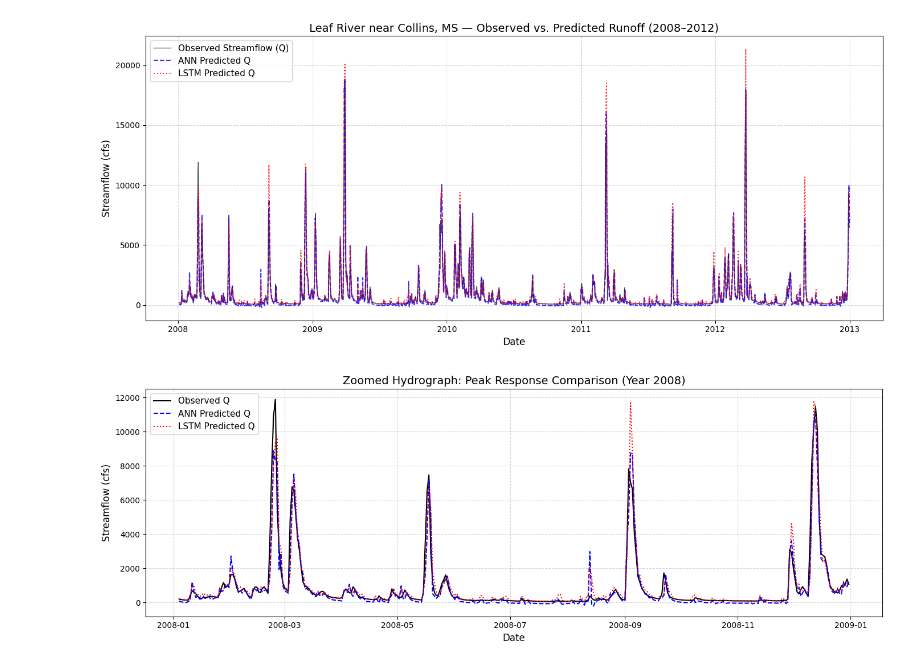
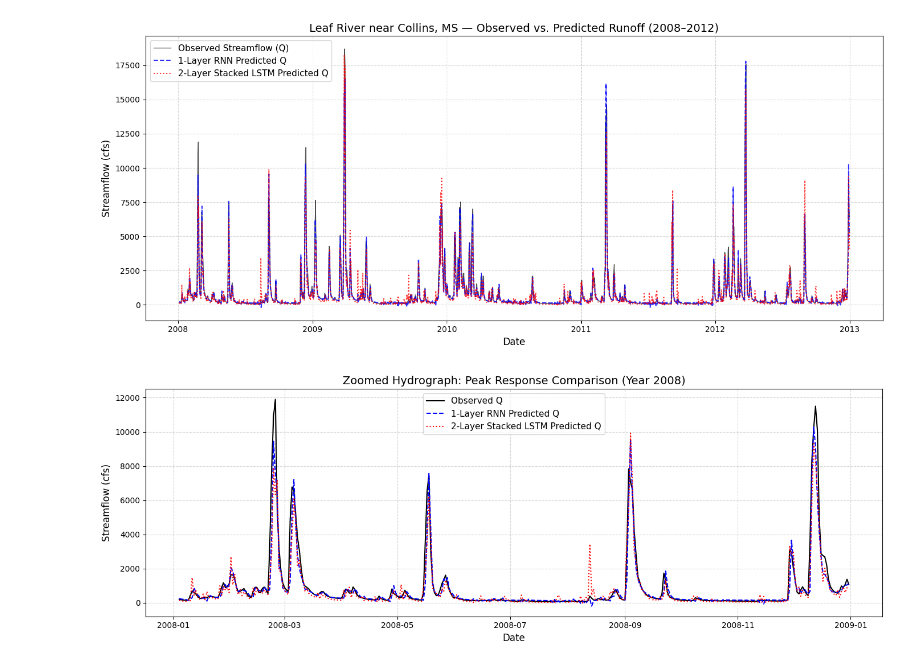
Before and after one commit to binshee/streamflow, a Jupyter notebook: streamflow.ipynb, the cells around one changed output. Saved outputs shown, nothing was run; the diff lists cells and outputs as text; code cells hidden in the pictures.

```diff
--- a/streamflow.ipynb
+++ b/streamflow.ipynb
@@ -56,11 +57,11 @@ X_val shape:   (1824, 6) | y_val shape:   (1824,)
 # %%
-# 6. Train Standard ANN
-model_ann = Sequential([
-    Input(shape=(X_train.shape[1],)),
-    Dense(32, activation='relu'),
+# --- 6. Train 1-Layer Simple RNN (MSE Loss) ---
+model_rnn = Sequential([
+    Input(shape=(3, 2)),
+    SimpleRNN(32, activation='relu'),
     Dense(1, activation='linear')
 ])
-model_ann.compile(optimizer=Adam(learning_rate=0.001), loss='mse', metrics=['mae'])
-print("\n--- Training ANN ---")
-model_ann.fit(X_train, y_train, validation_data=(X_val, y_val), epochs=30, batch_size=32, verbose=1)
+model_rnn.compile(optimizer=Adam(learning_rate=0.001), loss='mse', metrics=['mae'])
+print("\n--- Training 1-Layer Simple RNN ---")
+model_rnn.fit(X_train_seq, y_train, validation_data=(X_val_seq, y_val), epochs=50, batch_size=16, verbose=1)
 # %% [output]
@@ -133,0 +125,23 @@ val_dates = val_df["Date"].values[3:]
+# %%
+# --- 8. Predict & Evaluate Performance in Un-normalized cfs ---
+y_pred_rnn = model_rnn.predict(X_val_seq) * 29700.0
+y_pred_lstm = model_lstm.predict(X_val_seq) * 29700.0
+y_actual = y_val * 29700.0
+
+# Calculate unscaled metrics
+rmse_rnn = np.sqrt(mean_squared_error(y_actual, y_pred_rnn))
+mae_rnn = mean_absolute_error(y_actual, y_pred_rnn)
+r2_rnn = r2_score(y_actual, y_pred_rnn)
+
+rmse_lstm = np.sqrt(mean_squared_error(y_actual, y_pred_lstm))
+mae_lstm = mean_absolute_error(y_actual, y_pred_lstm)
+r2_lstm = r2_score(y_actual, y_pred_lstm)
+
+print("\n--- Final Performance Table ---")
+metrics_df = pd.DataFrame({
+    'Model': ['1-Layer Simple RNN', 'Stacked 2-Layer LSTM'],
+    'RMSE (cfs)': [f"{rmse_rnn:.2f}", f"{rmse_lstm:.2f}"],
+    'MAE (cfs)': [f"{mae_rnn:.2f}", f"{mae_lstm:.2f}"],
+    'R²': [f"{r2_rnn:.4f}", f"{r2_lstm:.4f}"]
+})
+print(metrics_df.to_string(index=False))
@@ -134,9 +156,11 @@ val_dates = val_df["Date"].values[3:]
 # %%
-# --- 2. Plot 1: Observed vs. Predicted Hydrographs ---
+# --- 9. Plot 1: Observed vs. Predicted Hydrographs ---
+val_dates = val_df["Date"].values[3:]
+
 plt.figure(figsize=(14, 6))
 plt.plot(val_dates, y_actual, label="Observed Streamflow (Q)", color="black", alpha=0.7, linewidth=1)
-plt.plot(val_dates, y_pred_ann, label="ANN Predicted Q", color="blue", alpha=0.8, linestyle="--")
-plt.plot(val_dates, y_pred_lstm, label="LSTM Predicted Q", color="red", alpha=0.8, linestyle=":")
+plt.plot(val_dates, y_pred_rnn, label="1-Layer RNN Predicted Q", color="blue", alpha=0.8, linestyle="--")
+plt.plot(val_dates, y_pred_lstm, label="2-Layer Stacked LSTM Predicted Q", color="red", alpha=0.8, linestyle=":")
 
 plt.title("Leaf River near Collins, MS — Observed vs. Predicted Runoff (2008–2012)", fontsize=14)
 plt.xlabel("Date", fontsize=12)
@@ -147,23 +171,23 @@ plt.tight_layout()
 plt.savefig("hydrograph_comparison.png", dpi=300)
 plt.show()
 # %% [output]
-[figure, old version]
+[figure, new version]
 # %%
-# --- 3. Plot 2: Single Year Zoomed-in Streamflow Peak (e.g., Year 2008) ---
+# --- 10. Plot 2: Single Year Zoomed-in Streamflow Peak (Year 2008) ---
 mask_2008 = (val_dates >= np.datetime64("2008-01-01")) & (val_dates <= np.datetime64("2008-12-31"))
 
 plt.figure(figsize=(14, 5))
 plt.plot(val_dates[mask_2008], y_actual[mask_2008], label="Observed Q", color="black", linewidth=1.5)
-plt.plot(val_dates[mask_2008], y_pred_ann[mask_2008], label="ANN Predicted Q", color="blue", linestyle="--")
-plt.plot(val_dates[mask_2008], y_pred_lstm[mask_2008], label="LSTM Predicted Q", color="red", linestyle=":")
+plt.plot(val_dates[mask_2008], y_pred_rnn[mask_2008], label="1-Layer RNN Predicted Q", color="blue", linestyle="--")
+plt.plot(val_dates[mask_2008], y_pred_lstm[mask_2008], label="2-Layer Stacked LSTM Predicted Q", color="red", linestyle=":")
 
 plt.title("Zoomed Hydrograph: Peak Response Comparison (Year 2008)", fontsize=14)
 plt.xlabel("Date", fontsize=12)
 plt.ylabel("Streamflow (cfs)", fontsize=12)
 plt.legend(fontsize=11)
 plt.grid(True, linestyle="--", alpha=0.5)
 plt.tight_layout()
 plt.savefig("hydrograph_zoomed_2008.png", dpi=300)
 plt.show()
 # %% [output]
-[figure, old version]
+[figure, new version]
```
Also changed, not shown: parts of 12 cells of this notebook.
